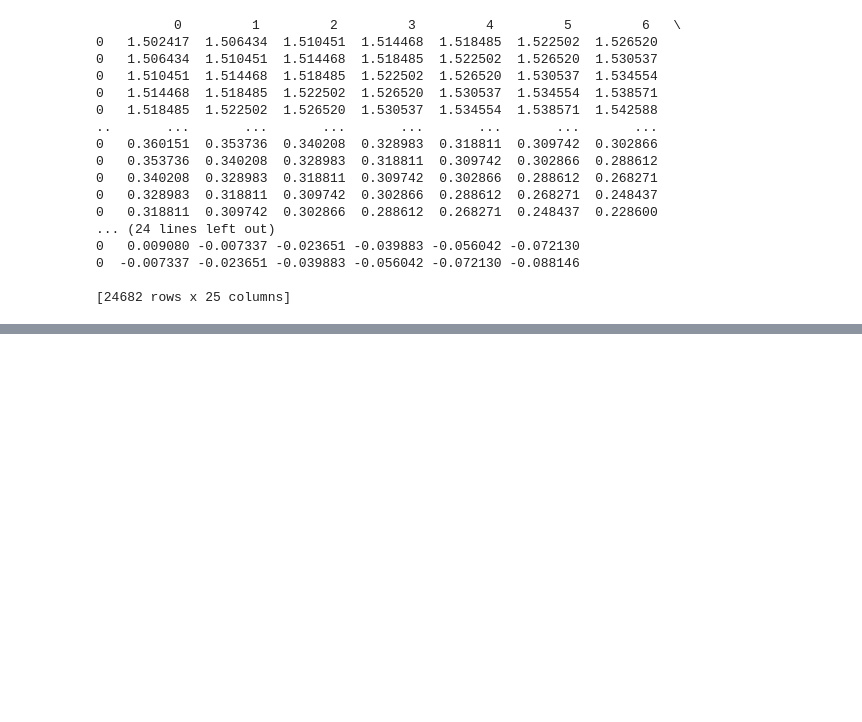
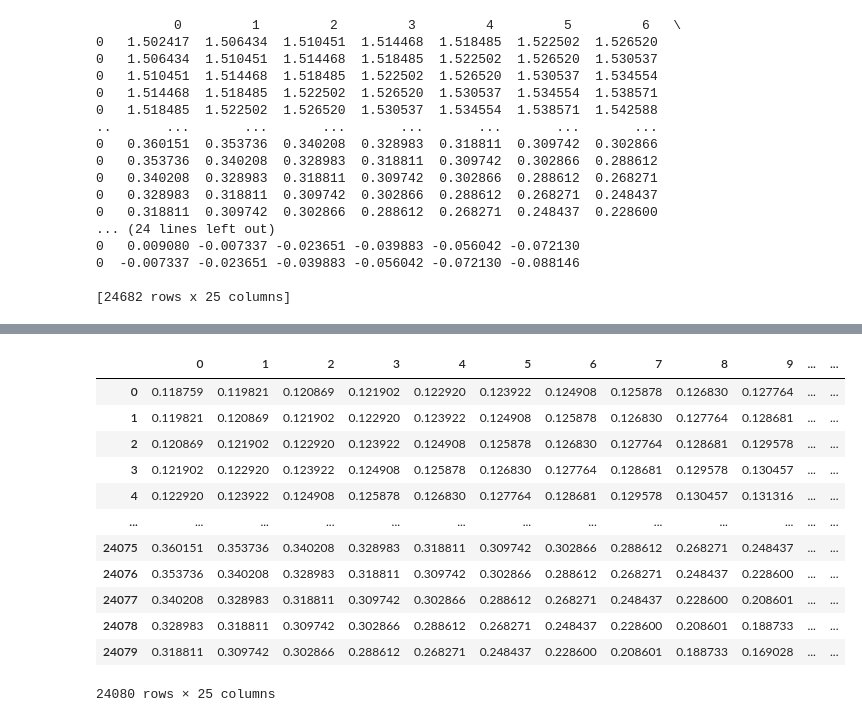
Before and after one commit to DIvkov575/geneExpressionTSA, a Jupyter notebook: main.ipynb, the cells around one changed output, grey strips where cells are left out. Saved outputs shown, nothing was run; the diff lists cells and outputs as text; code cells hidden in the pictures; blank space fills up the shorter version.

```diff
--- a/main.ipynb
+++ b/main.ipynb
@@ -162,0 +179,27 @@ print(a)
+# %%
+import pandas as pd
+import numpy as np
+
+def load_data(file_path, window_size=25):
+    """Load data and create sliding windows with timestamps."""
+    df = pd.read_csv(file_path)
+    series_cols = [col for col in df.columns if col != 'time-axis']
+
+    # Extract timestamps
+    timestamps = df['time-axis'].values
+
+    print(timestamps)
+    all_windows = []
+    all_timestamps = []
+
+    for col in series_cols:
+        series = df[col].values
+        if len(series) < window_size:
+            continue
+        for i in range(len(series) - window_size + 1):
+            all_windows.append(series[i : i + window_size])
+            all_timestamps.append(timestamps[i : i + window_size])
+
+    return np.array(all_windows), np.array(all_timestamps)
+
+load_data('data/CRE.csv'
@@ -162,0 +241,18 @@ print(a)
+# %%
+a = load_data('data/CRE.csv')
+# %%
+pd.DataFrame(a[0])
+# %% [output]
+|  | 0 | 1 | 2 | 3 | 4 | 5 | 6 | 7 | 8 | 9 | ... | ... |
+| 0 | 0.118759 | 0.119821 | 0.120869 | 0.121902 | 0.122920 | 0.123922 | 0.124908 | 0.125878 | 0.126830 | 0.127764 | ... | ... |
+| 1 | 0.119821 | 0.120869 | 0.121902 | 0.122920 | 0.123922 | 0.124908 | 0.125878 | 0.126830 | 0.127764 | 0.128681 | ... | ... |
+| 2 | 0.120869 | 0.121902 | 0.122920 | 0.123922 | 0.124908 | 0.125878 | 0.126830 | 0.127764 | 0.128681 | 0.129578 | ... | ... |
+| 3 | 0.121902 | 0.122920 | 0.123922 | 0.124908 | 0.125878 | 0.126830 | 0.127764 | 0.128681 | 0.129578 | 0.130457 | ... | ... |
+| 4 | 0.122920 | 0.123922 | 0.124908 | 0.125878 | 0.126830 | 0.127764 | 0.128681 | 0.129578 | 0.130457 | 0.131316 | ... | ... |
+| ... | ... | ... | ... | ... | ... | ... | ... | ... | ... | ... | ... | ... |
+| 24075 | 0.360151 | 0.353736 | 0.340208 | 0.328983 | 0.318811 | 0.309742 | 0.302866 | 0.288612 | 0.268271 | 0.248437 | ... | ... |
+| 24076 | 0.353736 | 0.340208 | 0.328983 | 0.318811 | 0.309742 | 0.302866 | 0.288612 | 0.268271 | 0.248437 | 0.228600 | ... | ... |
+| 24077 | 0.340208 | 0.328983 | 0.318811 | 0.309742 | 0.302866 | 0.288612 | 0.268271 | 0.248437 | 0.228600 | 0.208601 | ... | ... |
+| 24078 | 0.328983 | 0.318811 | 0.309742 | 0.302866 | 0.288612 | 0.268271 | 0.248437 | 0.228600 | 0.208601 | 0.188733 | ... | ... |
+| 24079 | 0.318811 | 0.309742 | 0.302866 | 0.288612 | 0.268271 | 0.248437 | 0.228600 | 0.208601 | 0.188733 | 0.169028 | ... | ... |
+24080 rows × 25 columns
```
Also changed, not shown: parts of 4 cells of this notebook, 3 other files.
